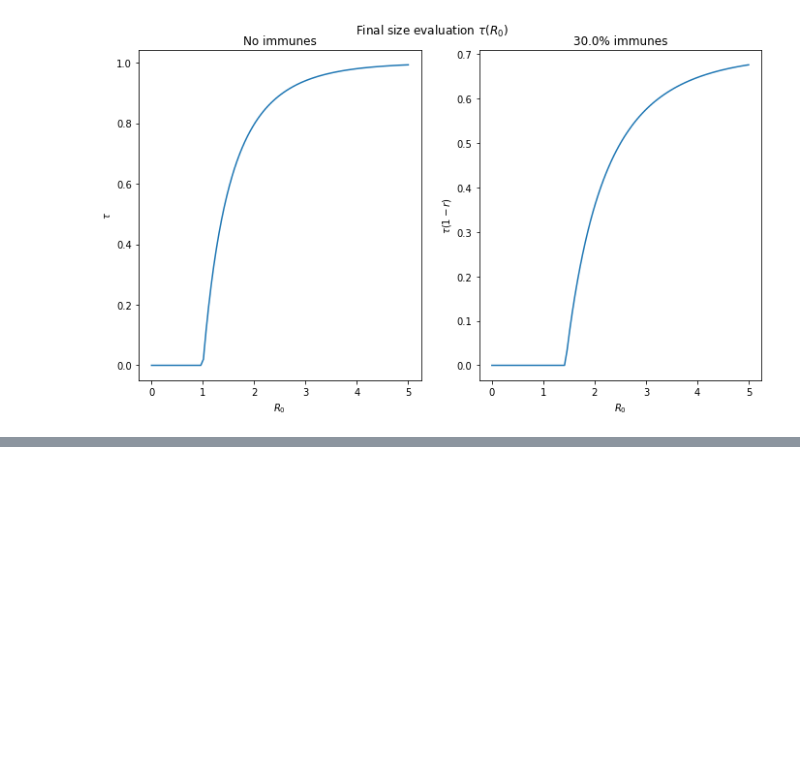
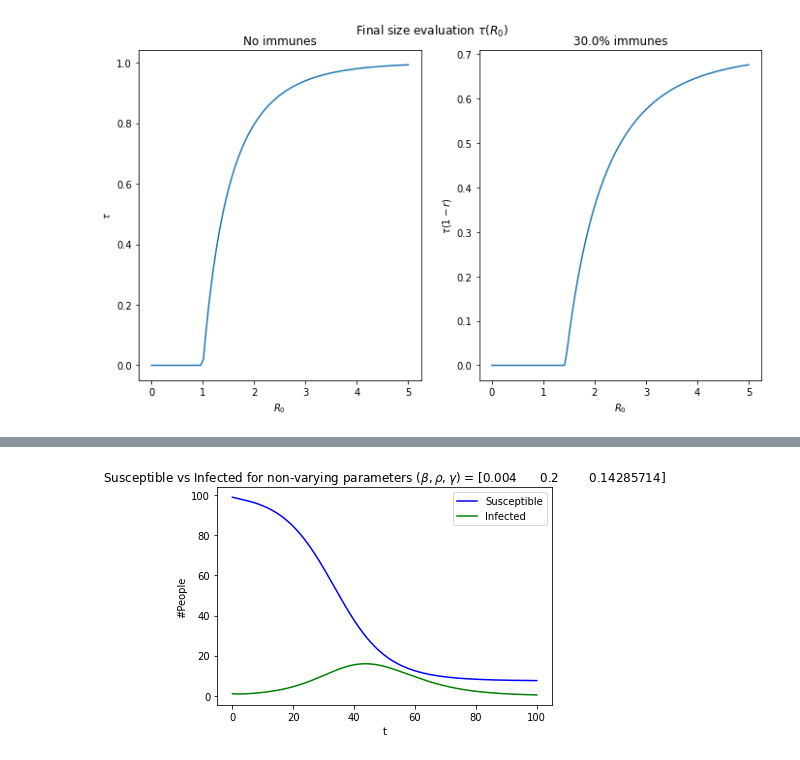
Before and after one commit to erostedt/MT3002-The-Mathematics-and-Statistics-of-Infectious-Disease-Outbreaks, a Jupyter notebook: Project1.ipynb, the cells around one changed output, grey strips where cells are left out. Saved outputs shown, nothing was run; the diff lists cells and outputs as text; code cells hidden in the pictures; blank space fills up the shorter version.

```diff
--- a/Project1.ipynb
+++ b/Project1.ipynb
@@ -9,22 +11,31 @@ import matplotlib.pyplot as plt
 num_points = 100
 r0s = np.linspace(0, 5, num_points)
 
-def final_size_func(tau, *args):
-    r0, frac_immune = args
-    return 1 - tau - np.exp(-r0*(1-frac_immune)*tau)
+def final_size_func(tau, r0, immune):
+    """
+    Equation for final_size. Solution is found when the expression is equal to 0.
+    :param tau: Variable of interest, \tau(r0, immune) is the final size fraction.
+    :param r0: Basic reproduction number r0.
+    :param immune: Fraction of population that is immune to disease.
+    :return: Function to be solved for zero.
+    """
+    return 1 - tau - np.exp(-r0*(1-immune)*tau)
 
 taus = np.zeros(num_points)
 taus_with_immunes = np.zeros(num_points)
 
+# Solve for tau when no-one is immune. a)
 for i, r0 in enumerate(r0s):
     taus[i] = opt.fsolve(final_size_func, 0.5, args=(r0, 0))
 
 frac_immune = 0.3
 
+# Solve for tau when 30 % is immune. b)
 for i, r0 in enumerate(r0s):
     taus_with_immunes[i] = opt.fsolve(final_size_func, 0.5, args=(r0, frac_immune)) * (1-frac_immune)
 
 
+# Plot the result for a) and b)
 fig, axs = plt.subplots(1, 2, figsize=(10, 6))
 fig.suptitle(r'Final size evaluation $\tau(R_0)$')
 axs[0].set_title('No immunes')
@@ -116,0 +113,17 @@ plt.show()
+# %%
+#Exercise 2b)
+params1 = np.array([0.004, 1/5, 1/7])
+sseir = StaticSEIR()
+
+ssol = sseir.solve(params=params1)
+
+fig, ax = plt.subplots()
+ax.plot(ssol.index, ssol['S'], 'b')
+ax.plot(ssol.index, ssol['I'], 'g')
+ax.legend(['Susceptible', 'Infected'])
+ax.set_title(r'Susceptible vs Infected for non-varying parameters $(\beta, \rho, \gamma)$ = {}'.format(params1))
+ax.set_xlabel('t')
+ax.set_ylabel('#People')
+plt.show()
+# %% [output]
+[figure, added]
```
Also changed, not shown: parts of 13 cells of this notebook.
